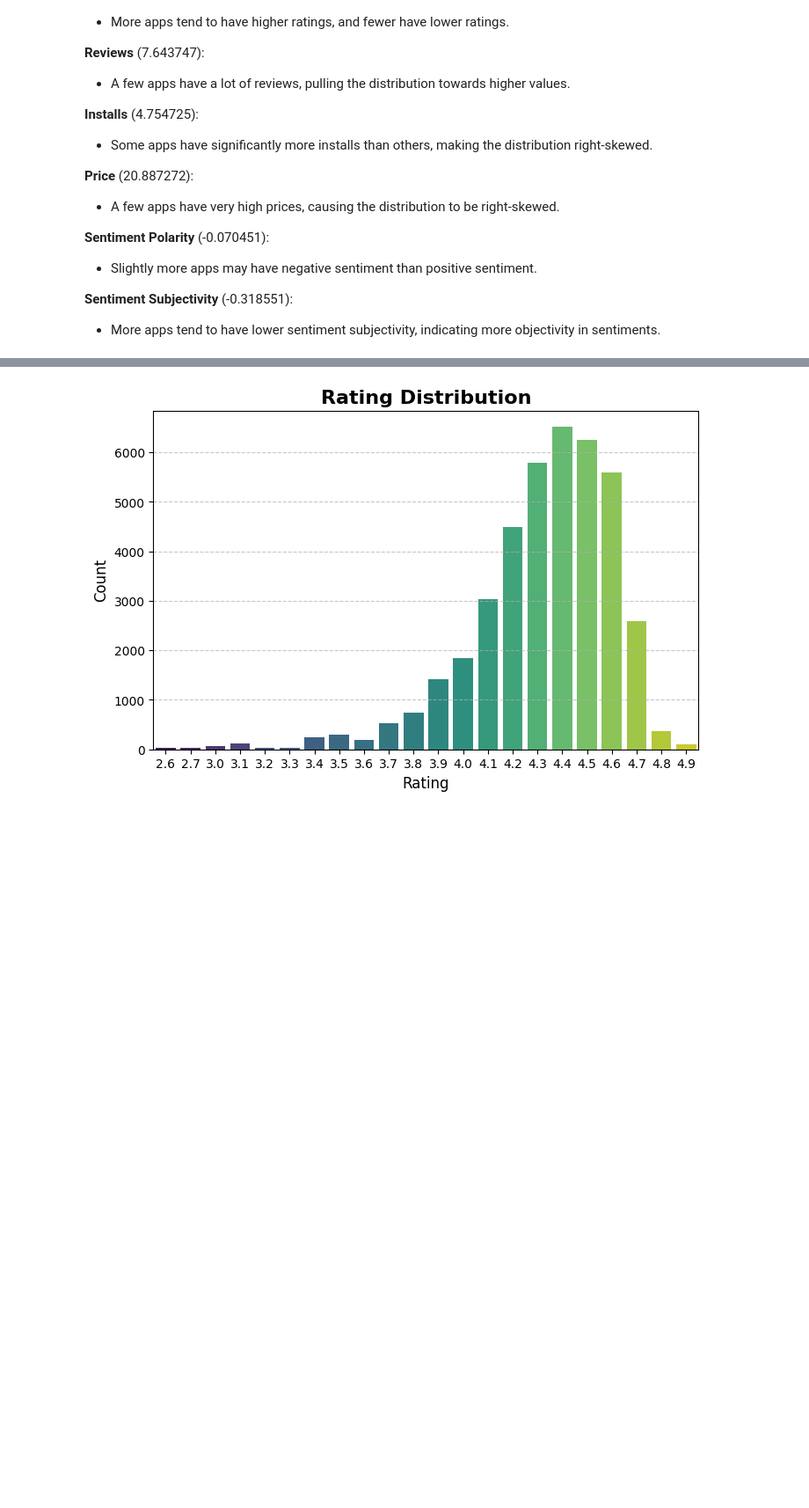
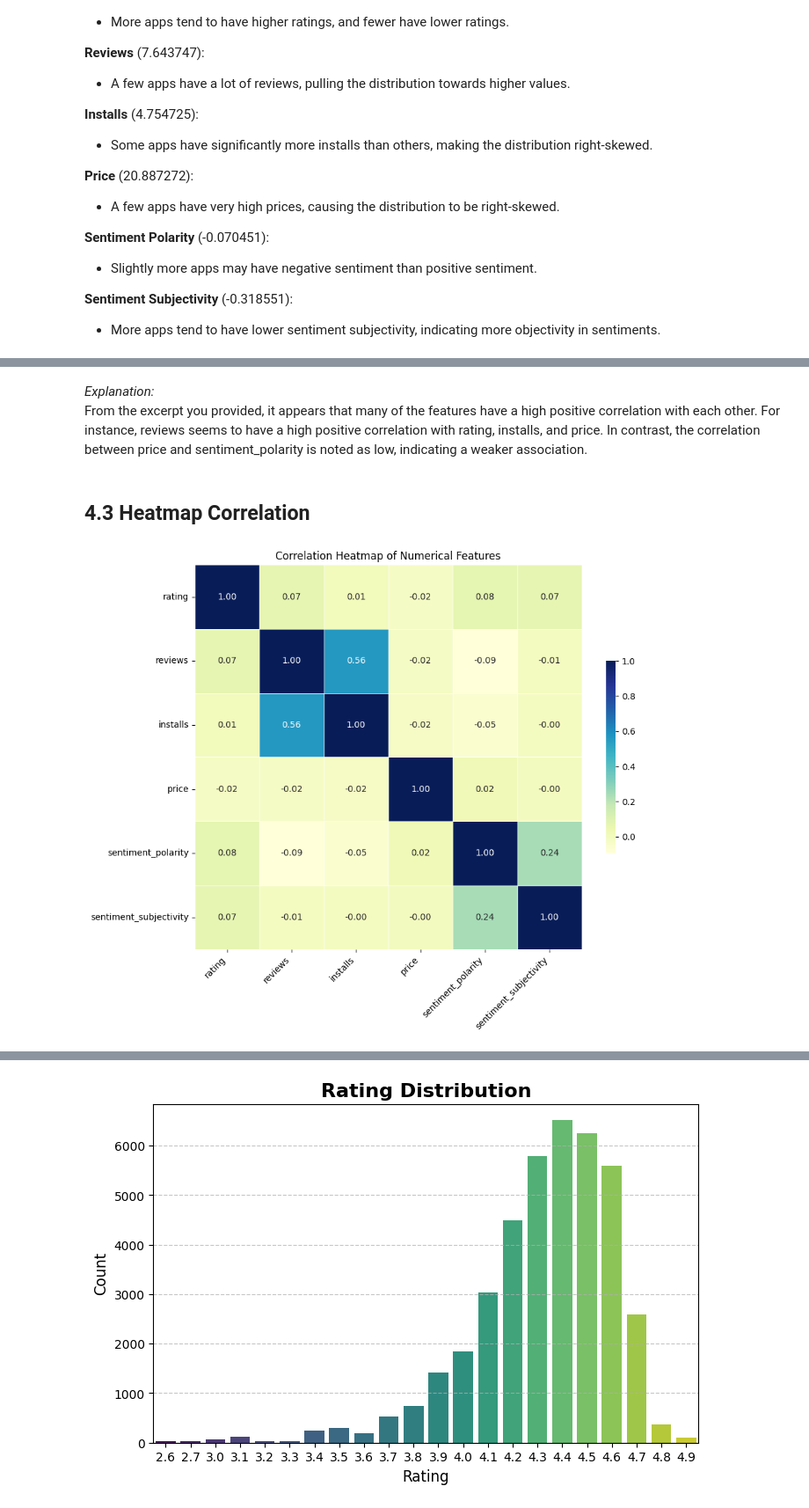
Before and after one commit to devinlee14/FTDS-009-HCK-group-002, a Jupyter notebook: EDA_model.ipynb, the cells around one changed output, grey strips where cells are left out. Shown at 88% size. Saved outputs shown, nothing was run; the diff lists cells and outputs as text; code cells hidden in the pictures; blank space fills up the shorter version.

```diff
--- a/EDA_model.ipynb
+++ b/EDA_model.ipynb
@@ -265 +345,33 @@ dtype: float64
+# %% [markdown]
+*Explanation:*
+From the excerpt you provided, it appears that many of the features have a high positive correlation with each other. For instance, reviews seems to have a high positive correlation with rating, installs, and price. In contrast, the correlation between price and sentiment_polarity is noted as low, indicating a weaker association.
+# %% [markdown]
+## **4.3 Heatmap Correlation**
+# %%
+# Heatmap Correlation
+
+corr = data.corr()
+
+# Set up the matplotlib figure
+plt.figure(figsize=(8, 8))
+
+# Draw the heatmap with the mask and correct aspect ratio
+sns.heatmap(
+    corr,
+    cmap="YlGnBu",          # Color map for the heatmap
+    annot=True,             # Annotate the boxes with correlation coefficients
+    fmt=".2f",              # Format for the annotations
+    linewidths=.5,          # Line widths between the squares
+    cbar_kws={"shrink": .5} # Options for the colorbar
+)
+
+# Customize the axes and title for better readability
+plt.xticks(rotation=45, horizontalalignment='right')
+plt.yticks(rotation=0)
+plt.title('Correlation Heatmap of Numerical Features')
+
+# Show the heatmap
+plt.show()
+# %% [output]
+[figure, added]
 # %% [markdown]
```
Also changed, not shown: parts of 25 cells of this notebook.
